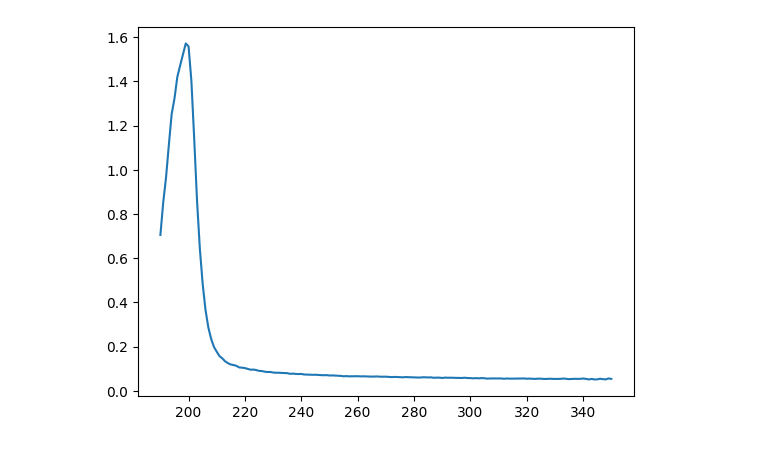
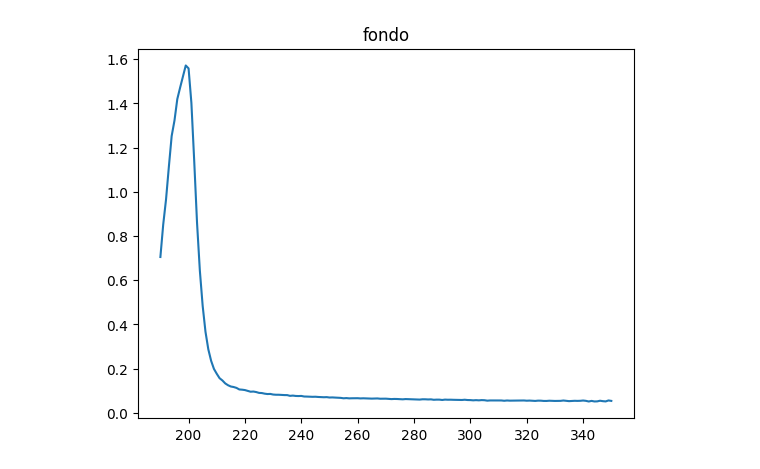
Before and after one commit to CarminatiGiovanni/LaboratorioBiofisica, a Jupyter notebook: ASS2/assorbimento2.ipynb, the cells around one changed output. Drawn from its saved outputs; the diff is of its cells as text; code cells hidden in the pictures.

```diff
--- a/ASS2/assorbimento2.ipynb
+++ b/ASS2/assorbimento2.ipynb
@@ -12,13 +14,14 @@ from labbiofisica import Interpolazione, final_val
 # %%
 filename = './data/fondoPBS.TXT'
 
 fondo = pd.read_csv(filename, sep='\t', header=None, skiprows=19)  # Adjust the delimiter if necessary
 fondo.columns = ['Wavelength', 'Absorbance']
 fondo.tail()
+plt.title('fondo')
 plt.plot(fondo['Wavelength'], fondo['Absorbance'])
 plt.show()
 # %% [output]
-[figure, old version]
+[figure, new version]
 # %%
 fig = go.Figure()
 
```
Also changed, not shown: parts of 3 cells of this notebook, 1 other file.
